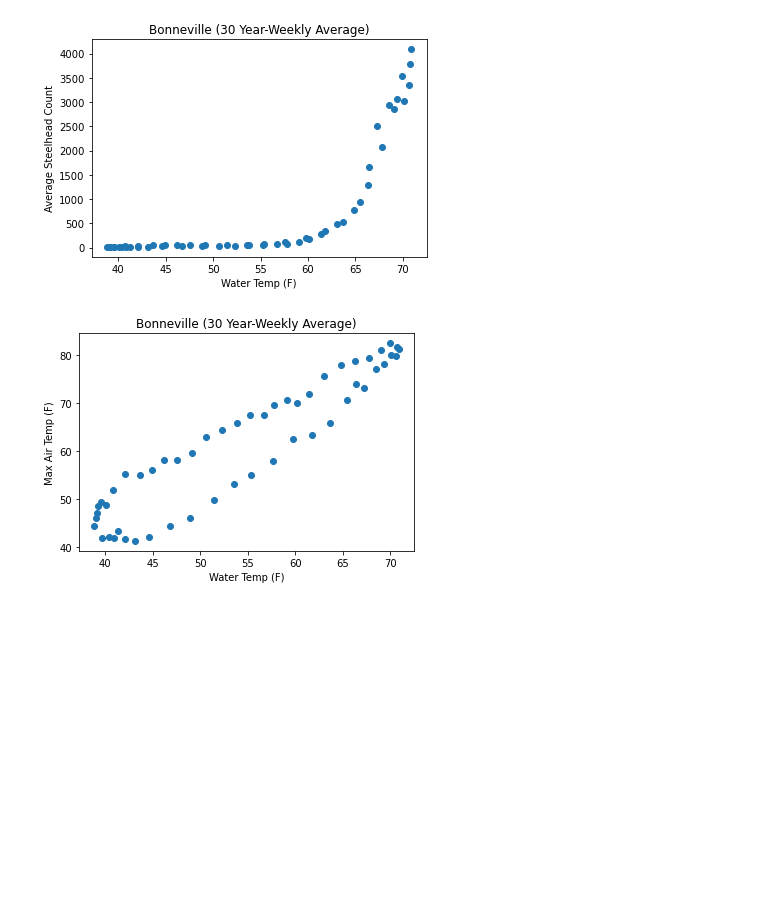
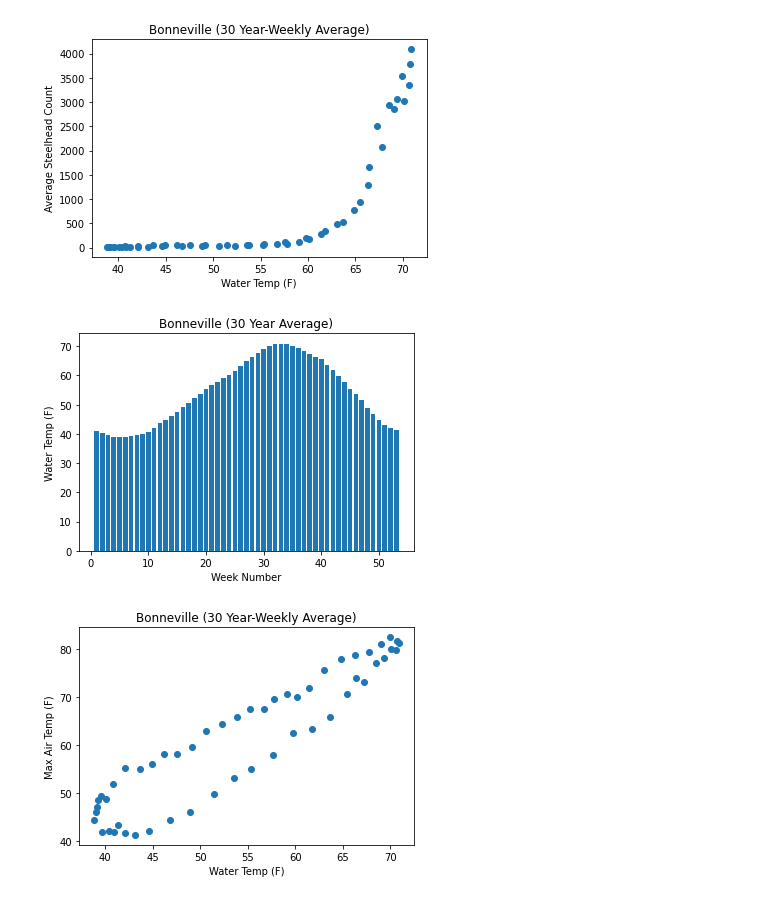
Before and after one commit to mthalken/fish_count, a Jupyter notebook: fish_ml_practice.ipynb, the cells around one changed output. Drawn from its saved outputs; the diff is of its cells as text; code cells hidden in the pictures; blank space fills up the shorter version.

```diff
--- a/fish_ml_practice.ipynb
+++ b/fish_ml_practice.ipynb
@@ -82,4 +107,13 @@ plt.ylabel('Average Steelhead Count')
 plt.show()
 # %% [output]
 [figure]
+# %%
+# Bar plot of weekly average of fish count over 30 years
+plt.bar(week_df.weeknumber, week_df.watertempf)
+plt.title('Bonneville (30 Year Average)')
+plt.xlabel('Week Number')
+plt.ylabel('Water Temp (F)')
+plt.show()
+# %% [output]
+[figure, added]
 # %%
```
Also changed, not shown: parts of 41 cells of this notebook.
